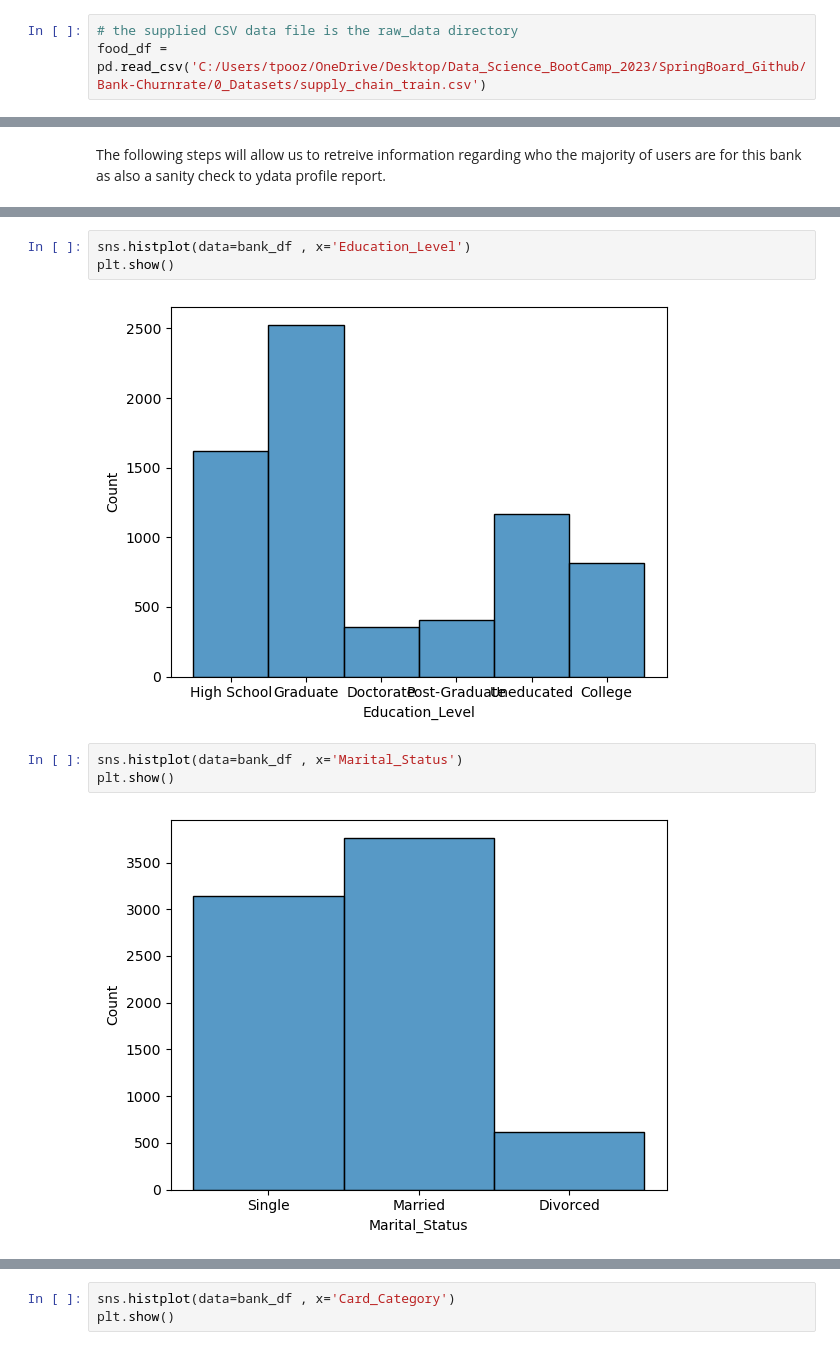
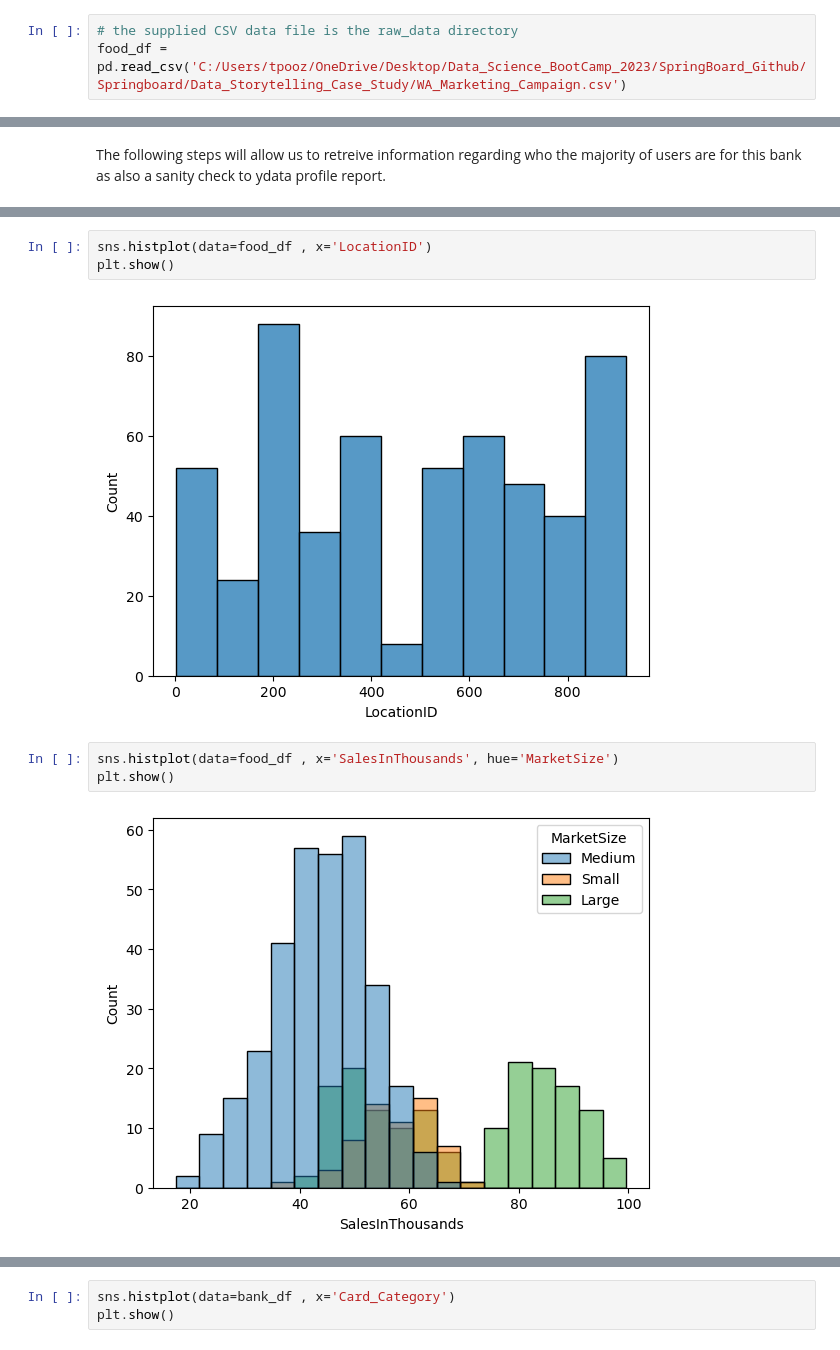
Before and after one commit to tpoozhikala/Springboard, a Jupyter notebook: Data_Storytelling_Case_Study/Data_Storytelling_Fase_Food_Marketing.ipynb, the cells around one changed output, grey strips where cells are left out. Drawn from its saved outputs; the diff is of its cells as text.

Commit message:
Intial EDA regarding dataset

```diff
--- a/Data_Storytelling_Case_Study/Data_Storytelling_Fase_Food_Marketing.ipynb
+++ b/Data_Storytelling_Case_Study/Data_Storytelling_Fase_Food_Marketing.ipynb
@@ -42,7 +42,7 @@ from ydata_profiling import ProfileReport
 ## 2.4 Load Supply Chain Train Data
 # %%
 # the supplied CSV data file is the raw_data directory
-food_df = pd.read_csv('C:/Users/tpooz/OneDrive/Desktop/Data_Science_BootCamp_2023/SpringBoard_Github/Bank-Churnrate/0_Datasets/supply_chain_train.csv')
+food_df = pd.read_csv('C:/Users/tpooz/OneDrive/Desktop/Data_Science_BootCamp_2023/SpringBoard_Github/Springboard/Data_Storytelling_Case_Study/WA_Marketing_Campaign.csv')
 # %% [markdown]
 Auditing the dataset with .info() and .head() displaying the first few records.
 # %%
@@ -201,11 +144,11 @@ plt.show()
 # %%
-sns.histplot(data=bank_df , x='Education_Level')
+sns.histplot(data=food_df , x='LocationID')
 plt.show()
 # %% [output]
-[figure, old version]
+[figure, new version]
 # %%
-sns.histplot(data=bank_df , x='Marital_Status')
+sns.histplot(data=food_df , x='SalesInThousands', hue='MarketSize')
 plt.show()
 # %% [output]
-[figure, old version]
+[figure, new version]
 # %%
```
Also changed, not shown: parts of 20 cells of this notebook.
